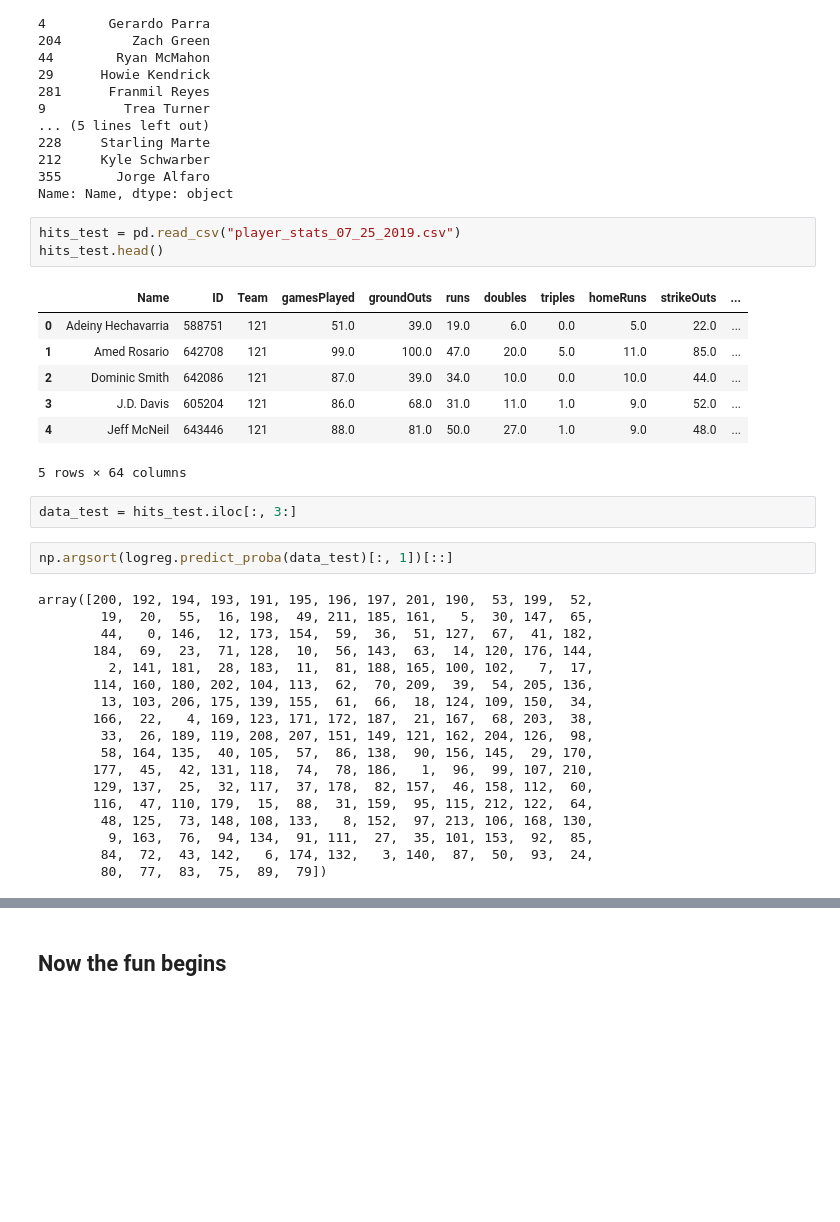
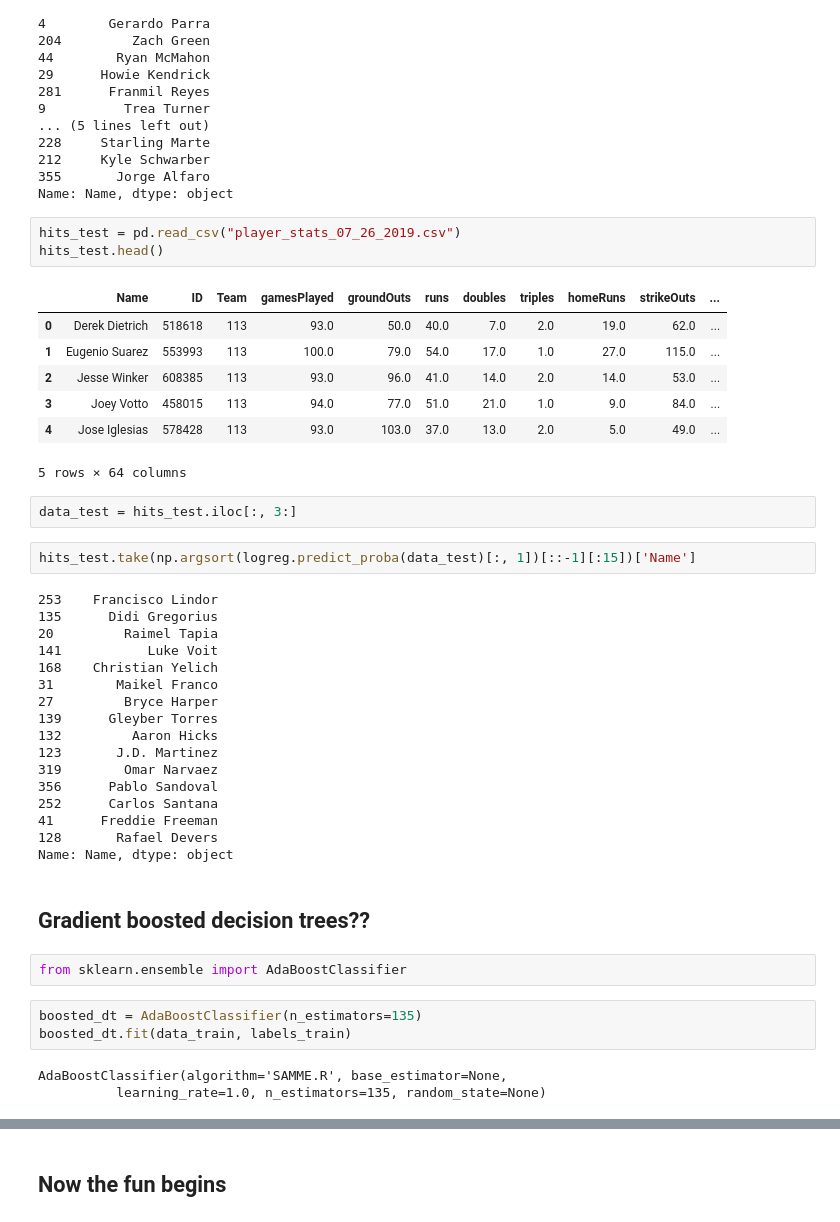
Before and after one commit to rohannarain/beat_the_streak, a Jupyter notebook: train_model.ipynb, the cells around one changed output, grey strips where cells are left out. Saved outputs shown, nothing was run; the diff lists cells and outputs as text; blank space fills up the shorter version.

```diff
--- a/train_model.ipynb
+++ b/train_model.ipynb
@@ -102,35 +102,44 @@ hits.take(data_val.take(np.argsort(logreg.predict_proba(data_val)[:, 1])[::-1][:
 355       Jorge Alfaro
 Name: Name, dtype: object
 # %%
-hits_test = pd.read_csv("player_stats_07_25_2019.csv")
+hits_test = pd.read_csv("player_stats_07_26_2019.csv")
 hits_test.head()
 # %% [output]
 |  | Name | ID | Team | gamesPlayed | groundOuts | runs | doubles | triples | homeRuns | strikeOuts | ... |
-| 0 | Adeiny Hechavarria | 588751 | 121 | 51.0 | 39.0 | 19.0 | 6.0 | 0.0 | 5.0 | 22.0 | ... |
-| 1 | Amed Rosario | 642708 | 121 | 99.0 | 100.0 | 47.0 | 20.0 | 5.0 | 11.0 | 85.0 | ... |
-| 2 | Dominic Smith | 642086 | 121 | 87.0 | 39.0 | 34.0 | 10.0 | 0.0 | 10.0 | 44.0 | ... |
-| 3 | J.D. Davis | 605204 | 121 | 86.0 | 68.0 | 31.0 | 11.0 | 1.0 | 9.0 | 52.0 | ... |
-| 4 | Jeff McNeil | 643446 | 121 | 88.0 | 81.0 | 50.0 | 27.0 | 1.0 | 9.0 | 48.0 | ... |
+| 0 | Derek Dietrich | 518618 | 113 | 93.0 | 50.0 | 40.0 | 7.0 | 2.0 | 19.0 | 62.0 | ... |
+| 1 | Eugenio Suarez | 553993 | 113 | 100.0 | 79.0 | 54.0 | 17.0 | 1.0 | 27.0 | 115.0 | ... |
+| 2 | Jesse Winker | 608385 | 113 | 93.0 | 96.0 | 41.0 | 14.0 | 2.0 | 14.0 | 53.0 | ... |
+| 3 | Joey Votto | 458015 | 113 | 94.0 | 77.0 | 51.0 | 21.0 | 1.0 | 9.0 | 84.0 | ... |
+| 4 | Jose Iglesias | 578428 | 113 | 93.0 | 103.0 | 37.0 | 13.0 | 2.0 | 5.0 | 49.0 | ... |
 5 rows × 64 columns
 # %%
 data_test = hits_test.iloc[:, 3:]
 # %%
-np.argsort(logreg.predict_proba(data_test)[:, 1])[::]
+hits_test.take(np.argsort(logreg.predict_proba(data_test)[:, 1])[::-1][:15])['Name']
 # %% [output]
-array([200, 192, 194, 193, 191, 195, 196, 197, 201, 190,  53, 199,  52,
-        19,  20,  55,  16, 198,  49, 211, 185, 161,   5,  30, 147,  65,
-        44,   0, 146,  12, 173, 154,  59,  36,  51, 127,  67,  41, 182,
-       184,  69,  23,  71, 128,  10,  56, 143,  63,  14, 120, 176, 144,
-         2, 141, 181,  28, 183,  11,  81, 188, 165, 100, 102,   7,  17,
-       114, 160, 180, 202, 104, 113,  62,  70, 209,  39,  54, 205, 136,
-        13, 103, 206, 175, 139, 155,  61,  66,  18, 124, 109, 150,  34,
-       166,  22,   4, 169, 123, 171, 172, 187,  21, 167,  68, 203,  38,
-        33,  26, 189, 119, 208, 207, 151, 149, 121, 162, 204, 126,  98,
-        58, 164, 135,  40, 105,  57,  86, 138,  90, 156, 145,  29, 170,
-       177,  45,  42, 131, 118,  74,  78, 186,   1,  96,  99, 107, 210,
-       129, 137,  25,  32, 117,  37, 178,  82, 157,  46, 158, 112,  60,
-       116,  47, 110, 179,  15,  88,  31, 159,  95, 115, 212, 122,  64,
-        48, 125,  73, 148, 108, 133,   8, 152,  97, 213, 106, 168, 130,
-         9, 163,  76,  94, 134,  91, 111,  27,  35, 101, 153,  92,  85,
-        84,  72,  43, 142,   6, 174, 132,   3, 140,  87,  50,  93,  24,
-        80,  77,  83,  75,  89,  79])
+253    Francisco Lindor
+135      Didi Gregorius
+20         Raimel Tapia
+141           Luke Voit
+168    Christian Yelich
+31        Maikel Franco
+27         Bryce Harper
+139      Gleyber Torres
+132         Aaron Hicks
+123       J.D. Martinez
+319        Omar Narvaez
+356      Pablo Sandoval
+252      Carlos Santana
+41      Freddie Freeman
+128       Rafael Devers
+Name: Name, dtype: object
+# %% [markdown]
+## Gradient boosted decision trees??
+# %%
+from sklearn.ensemble import AdaBoostClassifier
+# %%
+boosted_dt = AdaBoostClassifier(n_estimators=135)
+boosted_dt.fit(data_train, labels_train)
+# %% [output]
+AdaBoostClassifier(algorithm='SAMME.R', base_estimator=None,
+          learning_rate=1.0, n_estimators=135, random_state=None)
```
Also changed, not shown: parts of 11 cells of this notebook, 2 other files.
